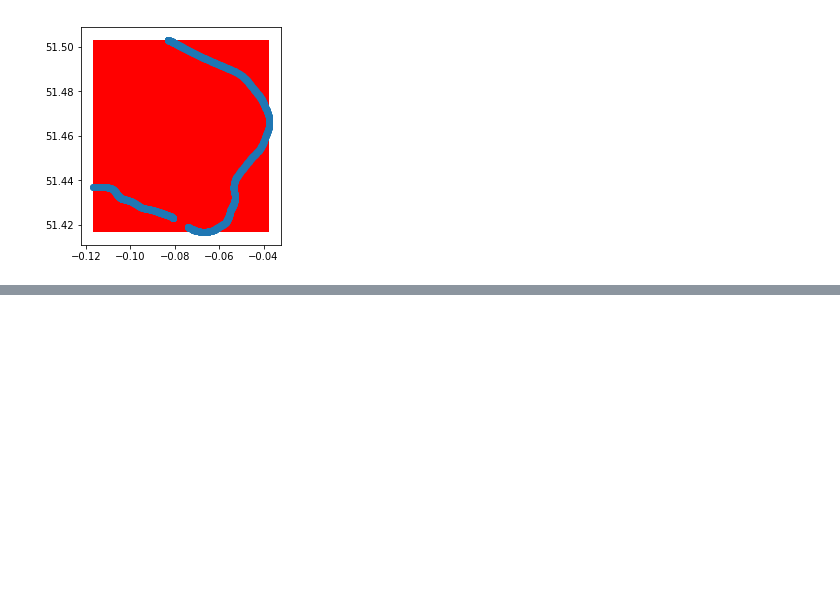
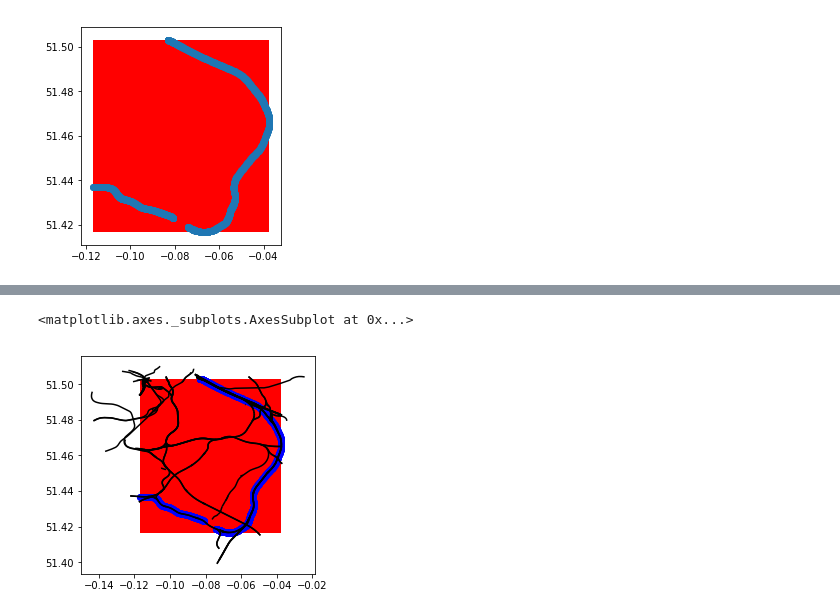
Before and after one commit to haxiomic/neural-network-rail, a Jupyter notebook: train-slam/Notebook.ipynb, the cells around one changed output, grey strips where cells are left out. Saved outputs shown, nothing was run; the diff lists cells and outputs as text; code cells hidden in the pictures; blank space fills up the shorter version.

Commit message:
Filters train lines relevant to single train route

```diff
--- a/train-slam/Notebook.ipynb
+++ b/train-slam/Notebook.ipynb
@@ -63,0 +98,14 @@ train_route.plot(ax=axis)
+# %%
+bounding_polygon = create_bounding_polygon(train_route.total_bounds)
+# railways.count() => 108660
+valid_entries = 40660
+intersection = railways.geometry.head(valid_entries).intersects(bounding_polygon)
+filtered_railways = railways.head(valid_entries)[intersection]
+# %%
+bounding_dataframe = geopandas.GeoSeries(bounding_polygon)
+axis = bounding_dataframe.plot(color='red')
+filtered_railways.plot(color='black', ax=axis)
+train_route.plot(color='blue', ax=axis)
+# %% [output]
+<matplotlib.axes._subplots.AxesSubplot at 0x...>
+[figure, added]
```
Also changed, not shown: parts of 9 cells of this notebook, 3 other files.
